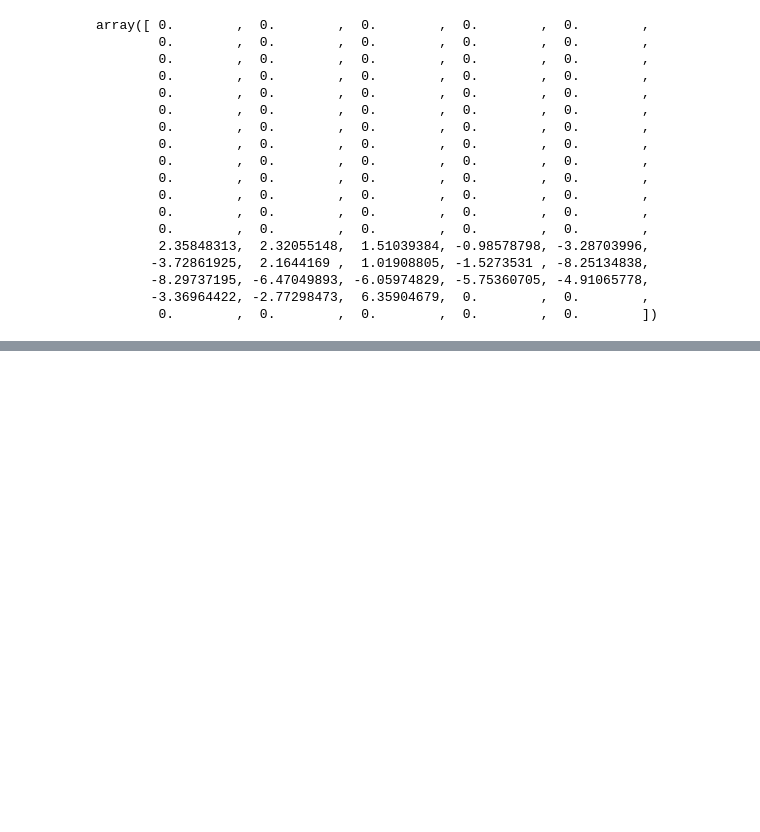
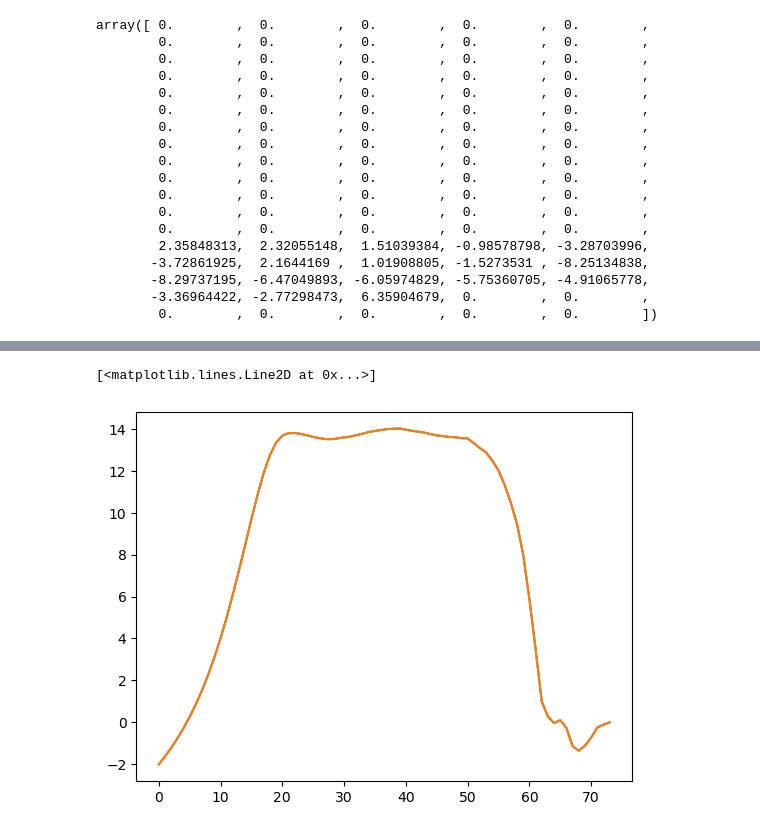
Before and after one commit to julianmak/pyCDFTOOLS, a Jupyter notebook: brainfart_logs/scarp_test_sigmamoc.ipynb, the cells around one changed output, grey strips where cells are left out. Saved outputs shown, nothing was run; the diff lists cells and outputs as text; code cells hidden in the pictures; blank space fills up the shorter version.

```diff
--- a/brainfart_logs/scarp_test_sigmamoc.ipynb
+++ b/brainfart_logs/scarp_test_sigmamoc.ipynb
@@ -329,0 +336,7 @@ array([ 0.        ,  0.        ,  0.        ,  0.        ,  0.        ,
+# %%
+moc = (voce_e3v * ds.e1v * ds.vmask).sum(dim="x_c")
+
+    # 2) reverse the array then cumulative sum in k (i.e. from bottom)
+    #    sum in Z puts it onto z_f, units of Sv
+    #    then flip it back
+    # moc = grid.cumsum(moc.isel(z_c=slice(None, None, -1)), axis="Z", **bd) / 1e6
@@ -329,0 +383,3 @@ array([ 0.        ,  0.        ,  0.        ,  0.        ,  0.        ,
+# %%
+dum_1 = -np.cumsum(moc[0, ::-1, 100].values)[::-1] / 1e6  # this should have a minus sign
+dum_1
@@ -329,0 +402,3 @@ array([ 0.        ,  0.        ,  0.        ,  0.        ,  0.        ,
+# %%
+dum_2 = (np.cumsum(moc[0, :, 100].values) - np.sum(moc[0, :, 100].values)) / 1e6  # this one does an extra operation
+dum_2
@@ -329,0 +425,6 @@ array([ 0.        ,  0.        ,  0.        ,  0.        ,  0.        ,
+# %%
+plt.plot(dum_1[1::])
+plt.plot(dum_2[:-1])
+# %% [output]
+[<matplotlib.lines.Line2D at 0x...>]
+[figure, added]
```
Also changed, not shown: parts of 9 cells of this notebook, 2 other files.
